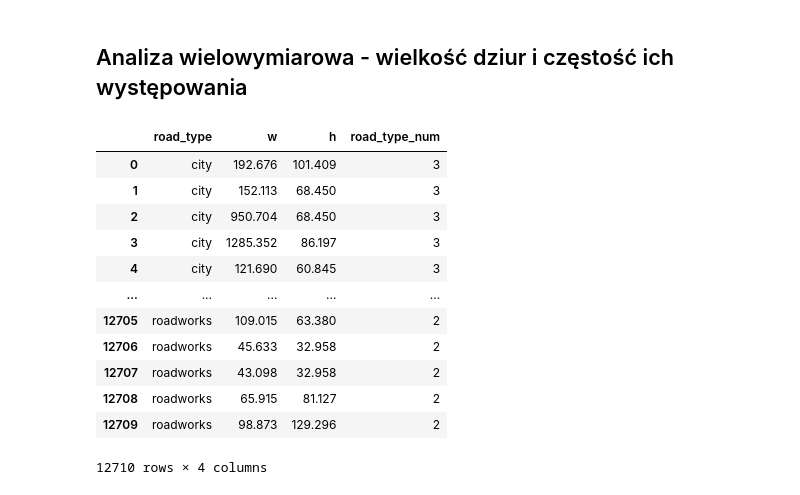
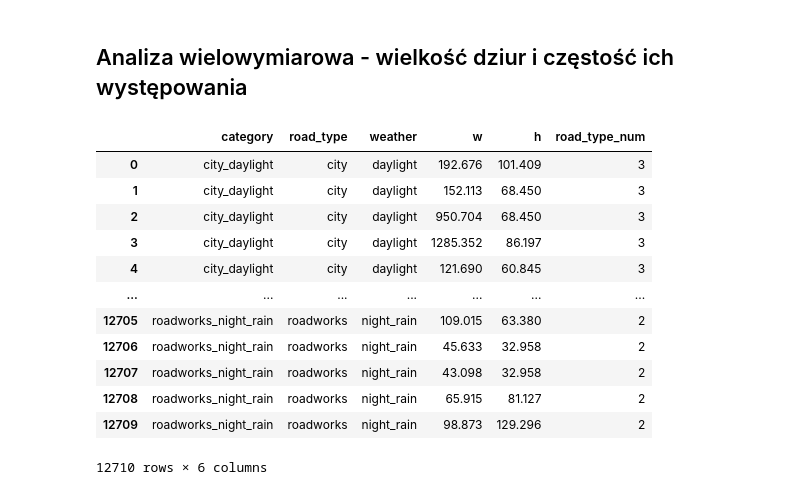
Before and after one commit to adis92202/CarVision_MGR, a Jupyter notebook: notebooks/eda.ipynb, the cells around one changed output. Saved outputs shown, nothing was run; the diff lists cells and outputs as text; code cells hidden in the pictures.

```diff
--- a/notebooks/eda.ipynb
+++ b/notebooks/eda.ipynb
@@ -381,15 +381,15 @@ data_list = []
 for category in os.listdir(metadata_base_dir):
     category_path = os.path.join(metadata_base_dir, category)
     if os.path.isdir(category_path):
+        weather = extract_weather(category)  # wyciągamy pogodę z kategorii
+        road_type = category.split("_")[0]
+        if road_type == "mountain":
+            road_type = "mountain_roads"
+
         for file in os.listdir(category_path):
             file_path = os.path.join(category_path, file)
             with open(file_path, "r", encoding="utf-8") as f:
                 json_data = json.load(f)
-
-                # road_type wyliczamy z category (nazwa folderu)
-                road_type = category.split("_")[0]
-                if road_type == "mountain":
-                    road_type = "mountain_roads"
 
                 for key, entry in json_data["metadata"].items():
                     x, y, w, h = entry["xy"][1:]
@@ -398,6 +398,15 @@ for category in os.listdir(metadata_base_dir):
                     w_val = x2 - x1
                     h_val = y2 - y1
 
-                    data_list.append({"road_type": road_type, "w": w_val, "h": h_val})
+                    data_list.append(
+                        {
+                            "category": category,
+                            "road_type": road_type,
+                            "weather": weather,
+                            "w": w_val,
+                            "h": h_val,
+                        }
+                    )
 
 df_meta = pd.DataFrame(data_list)
+print(df_meta.head())
@@ -489,20 +505,24 @@ plt.show()
 # %% [markdown]
 ## Analiza wielowymiarowa - wielkość dziur i częstość ich występowania
 # %%
-df
+# df
+# df.to_csv('../data/df.csv')
+
+
 df_meta
+# df_meta.to_csv('../data/df_meta.csv')
 # %% [output]
-|  | road_type | w | h | road_type_num |
-| 0 | city | 192.676 | 101.409 | 3 |
-| 1 | city | 152.113 | 68.450 | 3 |
-| 2 | city | 950.704 | 68.450 | 3 |
-| 3 | city | 1285.352 | 86.197 | 3 |
-| 4 | city | 121.690 | 60.845 | 3 |
-| ... | ... | ... | ... | ... |
-| 12705 | roadworks | 109.015 | 63.380 | 2 |
-| 12706 | roadworks | 45.633 | 32.958 | 2 |
-| 12707 | roadworks | 43.098 | 32.958 | 2 |
-| 12708 | roadworks | 65.915 | 81.127 | 2 |
-| 12709 | roadworks | 98.873 | 129.296 | 2 |
+|  | category | road_type | weather | w | h | road_type_num |
+| 0 | city_daylight | city | daylight | 192.676 | 101.409 | 3 |
+| 1 | city_daylight | city | daylight | 152.113 | 68.450 | 3 |
+| 2 | city_daylight | city | daylight | 950.704 | 68.450 | 3 |
+| 3 | city_daylight | city | daylight | 1285.352 | 86.197 | 3 |
+| 4 | city_daylight | city | daylight | 121.690 | 60.845 | 3 |
+| ... | ... | ... | ... | ... | ... | ... |
+| 12705 | roadworks_night_rain | roadworks | night_rain | 109.015 | 63.380 | 2 |
+| 12706 | roadworks_night_rain | roadworks | night_rain | 45.633 | 32.958 | 2 |
+| 12707 | roadworks_night_rain | roadworks | night_rain | 43.098 | 32.958 | 2 |
+| 12708 | roadworks_night_rain | roadworks | night_rain | 65.915 | 81.127 | 2 |
+| 12709 | roadworks_night_rain | roadworks | night_rain | 98.873 | 129.296 | 2 |
-12710 rows × 4 columns
+12710 rows × 6 columns
 # %%
```
Also changed, not shown: parts of 34 cells of this notebook.
